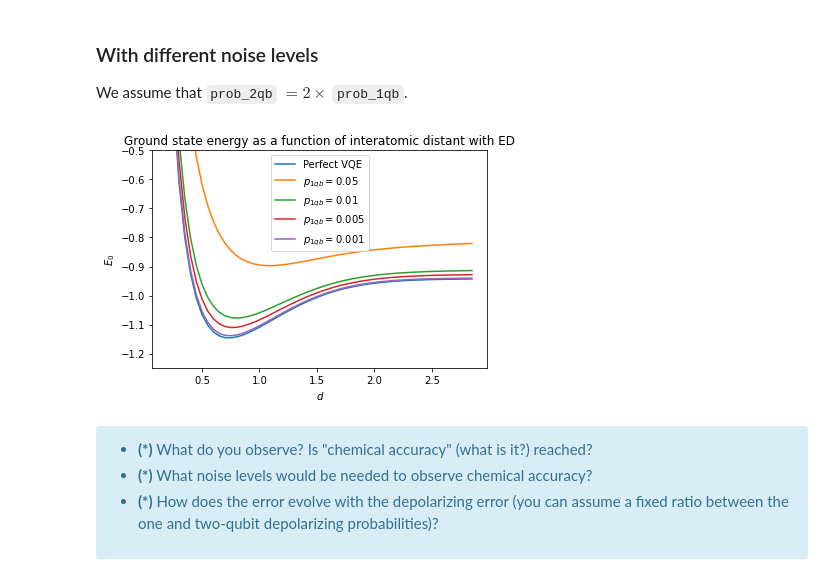
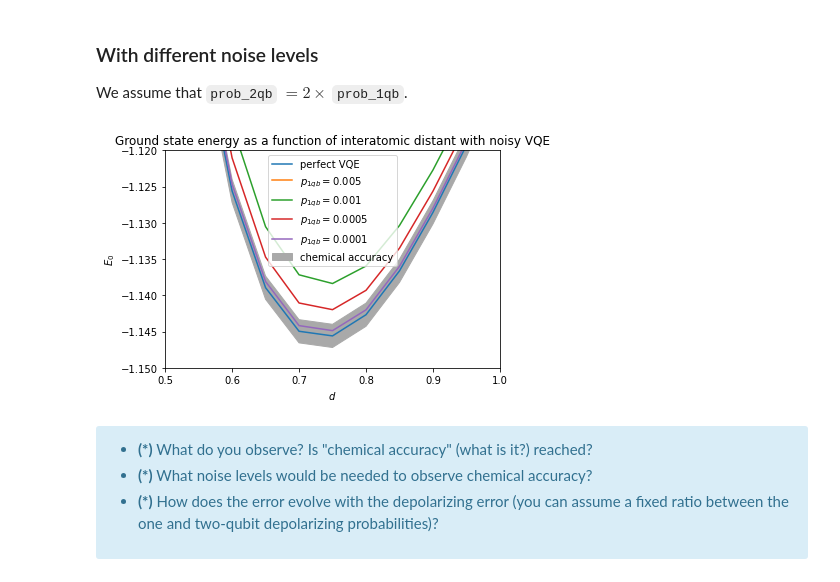
Before and after one commit to Adrien-Kahn/PHY580, a Jupyter notebook: dihydrogen-project.ipynb, the cells around one changed output. Drawn from its saved outputs; the diff is of its cells as text; code cells hidden in the pictures.

```diff
--- a/dihydrogen-project.ipynb
+++ b/dihydrogen-project.ipynb
@@ -314,0 +301,22 @@ l_GS[0]
+# %%
+fig,ax = plt.subplots()
+
+n = 0
+for y in res_list:
+    n = max(len(y), n)
+
+# plot the chemical accuracy
+chem_acc = 1.6 * 1e-3
+ax.fill_between(list(range(n)), l_GS[0] - chem_acc, l_GS[0] + chem_acc, color = 'darkgray', label = 'chemical accuracy')
+
+# plot the variational energy as a function of the optimization step
+for k, y in enumerate(res_list):
+
+    plt.plot(y, label = 'nbshot = ' + str(nbshot_list[k]))
+
+ax.set_ylabel("Variational energy (in Hartree)")
+ax.set_xlabel("Number of variational steps")
+ax.legend()
+#ax.set_ylim(0.13, 0.16)
+fig.set_dpi(80)
+print()
@@ -483,7 +495,7 @@ plt.plot(l_d, l_diff - l_diff[-1])
 
 We assume that `prob_2qb` $= 2 \times$ `prob_1qb`.
 # %%
-noiselist = [0.05, 0.01, 0.005, 0.001]
+noiselist = [0.005, 0.001, 0.0005, 0.0001]
 
 l_l_VQE_GS_noisy = [[] for _ in noiselist]
 
@@ -502,17 +514,21 @@ for k, prob_1qb in enumerate(noiselist):
         l_l_VQE_GS_noisy[k].append(result.value)
 # %%
 #plt.plot(l_d, l_GS, label = 'ED')
-plt.plot(l_d, l_VQE_GS, label = 'Perfect VQE')
+plt.plot(l_d, l_VQE_GS, label = 'perfect VQE')
+
+chem_acc = 1.6 * 1e-3
+plt.fill_between(l_d, np.array(l_GS) - chem_acc, np.array(l_GS) + chem_acc, color = 'darkgray', label = 'chemical accuracy')
 for k, l_VQE_GS_noisy in enumerate(l_l_VQE_GS_noisy):
     plt.plot(l_d, l_VQE_GS_noisy, label = '$p_{1qb} = $' + str(noiselist[k]))
 plt.xlabel("$d$")
 plt.ylabel("$E_0$")
-plt.title("Ground state energy as a function of interatomic distant with ED")
+plt.title("Ground state energy as a function of interatomic distant with noisy VQE")
 plt.legend()
-plt.ylim(top = -0.5)
+plt.ylim(top = -1.12, bottom = -1.15)
+plt.xlim(0.5, 1)
 print()
 # %% [output]
-[figure, old version]
+[figure, new version]
 # %% [markdown]
 
 
```
Also changed, not shown: parts of 11 cells of this notebook.
